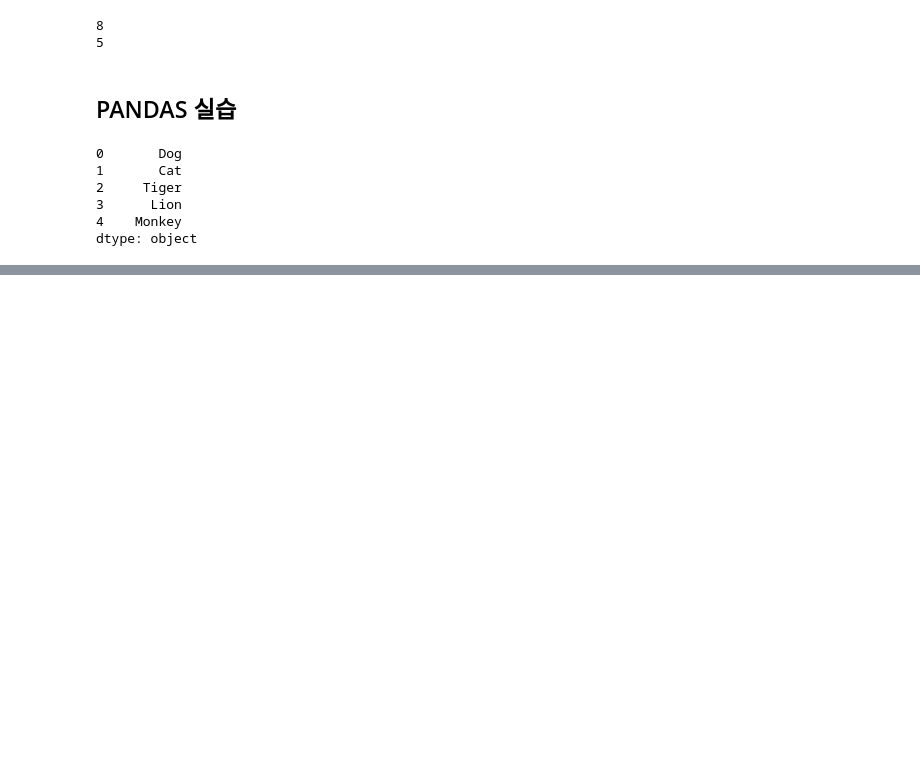
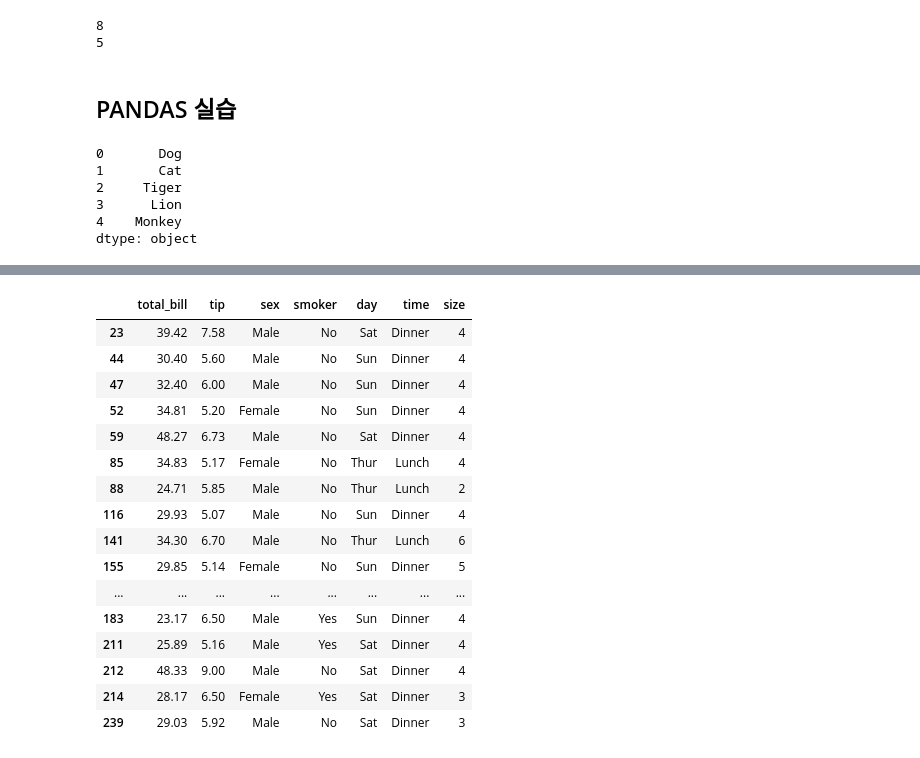
Before and after one commit to devwoo41/MSBC_Study, a Jupyter notebook: numpy_pandas_실습.ipynb, the cells around one changed output, grey strips where cells are left out. Cells and saved outputs as stored; diff of their text form; code cells hidden in the pictures; blank space fills up the shorter version.

```diff
--- a/numpy_pandas_실습.ipynb
+++ b/numpy_pandas_실습.ipynb
@@ -276,0 +333,9 @@ sd1_wrong
+# %%
+import pandas as pd
+import matplotlib as mpl
+import matplotlib.pylab as plt
+import seaborn as sns
+import numpy as np
+
+tips=sns.load_dataset("tips")
+tips
@@ -276,0 +418,20 @@ sd1_wrong
+# %%
+tips[tips.tip>5]
+# %% [output]
+|  | total_bill | tip | sex | smoker | day | time | size |
+| 23 | 39.42 | 7.58 | Male | No | Sat | Dinner | 4 |
+| 44 | 30.40 | 5.60 | Male | No | Sun | Dinner | 4 |
+| 47 | 32.40 | 6.00 | Male | No | Sun | Dinner | 4 |
+| 52 | 34.81 | 5.20 | Female | No | Sun | Dinner | 4 |
+| 59 | 48.27 | 6.73 | Male | No | Sat | Dinner | 4 |
+| 85 | 34.83 | 5.17 | Female | No | Thur | Lunch | 4 |
+| 88 | 24.71 | 5.85 | Male | No | Thur | Lunch | 2 |
+| 116 | 29.93 | 5.07 | Male | No | Sun | Dinner | 4 |
+| 141 | 34.30 | 6.70 | Male | No | Thur | Lunch | 6 |
+| 155 | 29.85 | 5.14 | Female | No | Sun | Dinner | 5 |
+| ... | ... | ... | ... | ... | ... | ... | ... |
+| 183 | 23.17 | 6.50 | Male | Yes | Sun | Dinner | 4 |
+| 211 | 25.89 | 5.16 | Male | Yes | Sat | Dinner | 4 |
+| 212 | 48.33 | 9.00 | Male | No | Sat | Dinner | 4 |
+| 214 | 28.17 | 6.50 | Female | Yes | Sat | Dinner | 3 |
+| 239 | 29.03 | 5.92 | Male | No | Sat | Dinner | 3 |
```
Also changed, not shown: parts of 39 cells of this notebook.
